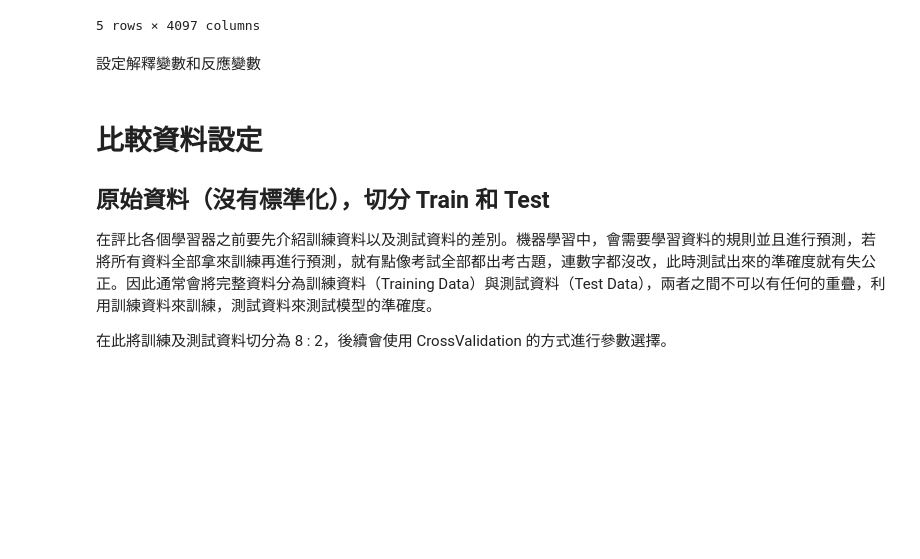
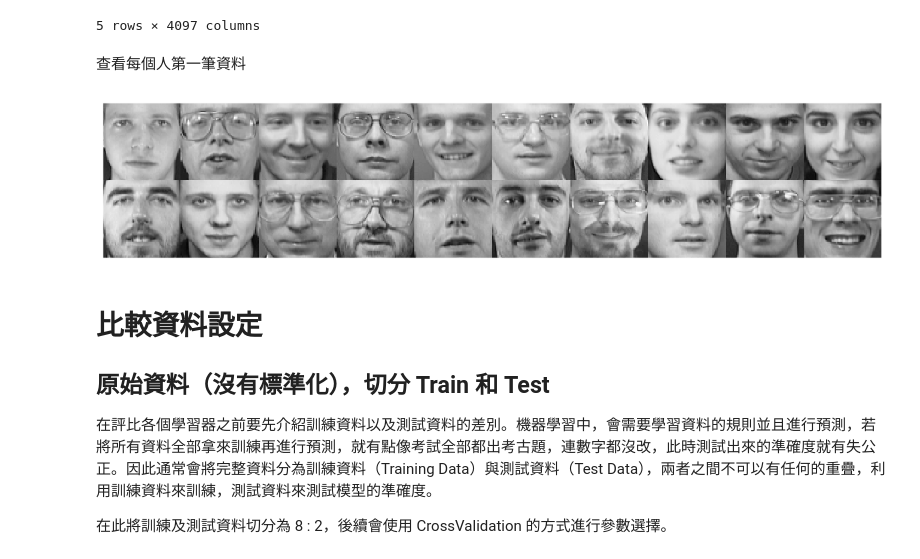
Before and after one commit to amy10202808/1112ShallowMachineLearning, a Jupyter notebook: hw3Classification/hw3_711133117_陳怡升_AT&T_face.ipynb, the cells around one changed output. Drawn from its saved outputs; the diff is of its cells as text; code cells hidden in the pictures; blank space fills up the shorter version.

```diff
--- a/hw3Classification/hw3_711133117_陳怡升_AT&T_face.ipynb
+++ b/hw3Classification/hw3_711133117_陳怡升_AT&T_face.ipynb
@@ -44,7 +44,5 @@ from sklearn.svm import SVC, LinearSVC
 from sklearn.neural_network import MLPClassifier
 # %%
 file = r'C:\Course\1112ShallowMachineLearning\data'
-# %%
-file = r'D:\711133117\1112ShallowMachineLearning\data'
 # %%
 sns.set_theme()
@@ -82,2 +74,0 @@ plt.show()
-# %% [markdown]
-設定解釋變數和反應變數
@@ -87,3 +75,14 @@ y = face_df.iloc[:, -1]
+# %% [markdown]
+查看每個人第一筆資料
+# %%
+sz = np.array((64, 64))
+plt.figure(figsize=(15,15))
+M = montage(X.loc[np.arange(0,400,10),:], 2, 10, sz[::])
+plt.imshow(M, cmap=plt.cm.gray , interpolation='nearest')
+plt.xticks ([]), plt.yticks ([])
+plt.show()
+# %% [output]
+[figure, added]
 # %% [markdown]
 # 比較資料設定
 ## 原始資料（沒有標準化），切分 Train 和 Test
```
Also changed, not shown: parts of 31 cells of this notebook, 2 other files.
